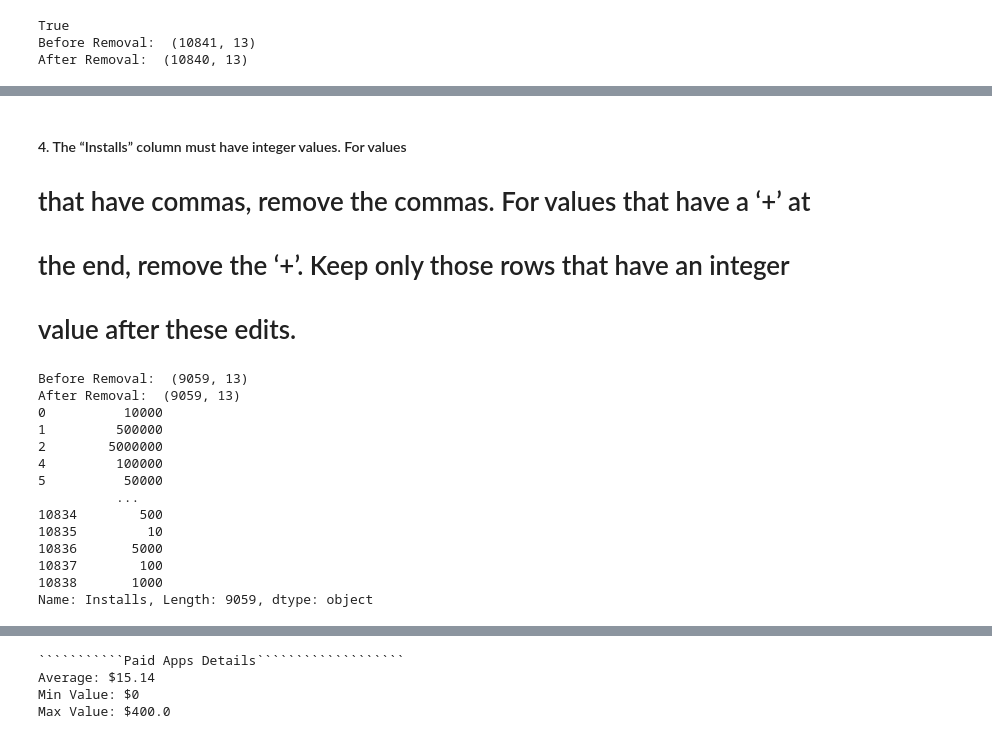
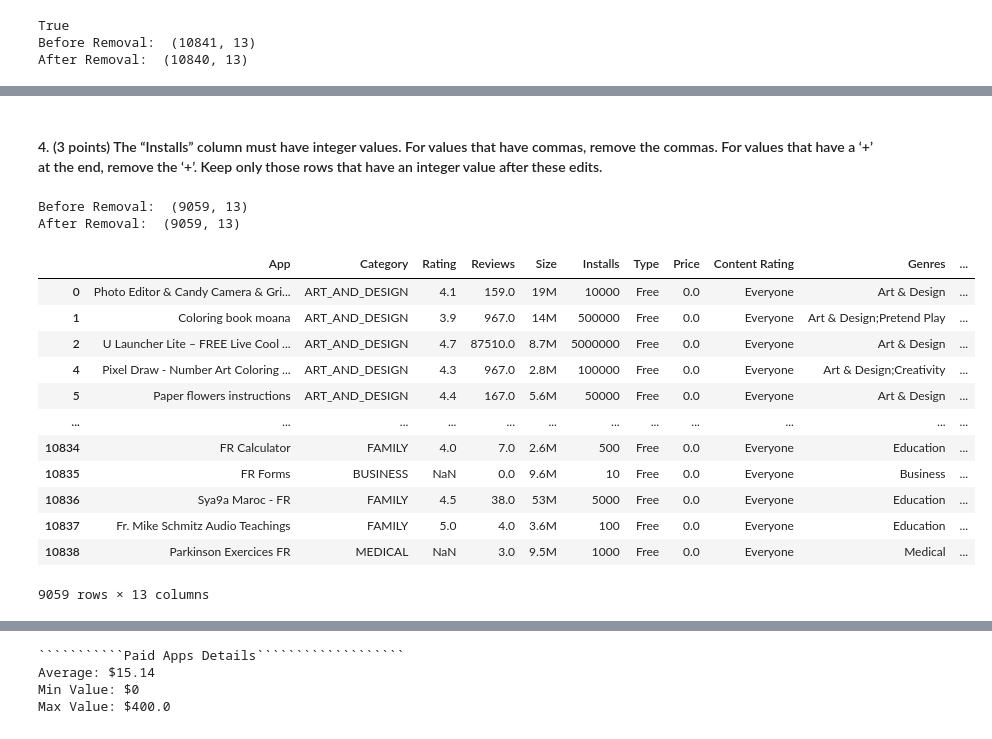
Before and after one commit to Kirill-Vine/210p3, a Jupyter notebook: part3/google_apps.ipynb, the cells around one changed output, grey strips where cells are left out. Saved outputs shown, nothing was run; the diff lists cells and outputs as text; code cells hidden in the pictures.

```diff
--- a/part3/google_apps.ipynb
+++ b/part3/google_apps.ipynb
@@ -105,46 +98,45 @@ Name: Android Ver, Length: 9059, dtype: object
 # %% [markdown]
-#### 4. The “Installs” column must have integer values. For values
-# that have commas, remove the commas. For values that have a ‘+’ at
-# the end, remove the ‘+’. Keep only those rows that have an integer
-# value after these edits.
+#### 4. (3 points) The “Installs” column must have integer values. For values that have commas, remove the commas. For values that have a ‘+’ at the end, remove the ‘+’. Keep only those rows that have an integer value after these edits.
 # %%
 counter = 0
 new_substring = ""
 index_list = []
 
 #Printing data frame tuple before the removal
 print("Before Removal: ",my_data_frame.shape)
 
 for i in my_data_frame['Installs']:
     new_substring = str(i).replace(",","")
     if new_substring[len(new_substring)-1] == '+':
         new_substring = new_substring.replace("+","")
 
     if new_substring == "NaN":
         index_list.append(counter)
     my_data_frame.iloc[[counter],[5]] = new_substring
     new_substring = ""
     counter += 1
 
 
 my_data_frame = my_data_frame.drop(my_data_frame.index[index_list])
 
 #Printing data frame after the removal
 print("After Removal: ",my_data_frame.shape)
-print(my_data_frame['Installs'])
+#print(my_data_frame['Installs'])
+my_data_frame
 # %% [output]
 Before Removal:  (9059, 13)
 After Removal:  (9059, 13)
-0          10000
-1         500000
-2        5000000
-4         100000
-5          50000
-          ...
-10834        500
-10835         10
-10836       5000
-10837        100
-10838       1000
-Name: Installs, Length: 9059, dtype: object
+|  | App | Category | Rating | Reviews | Size | Installs | Type | Price | Content Rating | Genres | ... |
+| 0 | Photo Editor & Candy Camera & Gri... | ART_AND_DESIGN | 4.1 | 159.0 | 19M | 10000 | Free | 0.0 | Everyone | Art & Design | ... |
+| 1 | Coloring book moana | ART_AND_DESIGN | 3.9 | 967.0 | 14M | 500000 | Free | 0.0 | Everyone | Art & Design;Pretend Play | ... |
+| 2 | U Launcher Lite – FREE Live Cool ... | ART_AND_DESIGN | 4.7 | 87510.0 | 8.7M | 5000000 | Free | 0.0 | Everyone | Art & Design | ... |
+| 4 | Pixel Draw - Number Art Coloring ... | ART_AND_DESIGN | 4.3 | 967.0 | 2.8M | 100000 | Free | 0.0 | Everyone | Art & Design;Creativity | ... |
+| 5 | Paper flowers instructions | ART_AND_DESIGN | 4.4 | 167.0 | 5.6M | 50000 | Free | 0.0 | Everyone | Art & Design | ... |
+| ... | ... | ... | ... | ... | ... | ... | ... | ... | ... | ... | ... |
+| 10834 | FR Calculator | FAMILY | 4.0 | 7.0 | 2.6M | 500 | Free | 0.0 | Everyone | Education | ... |
+| 10835 | FR Forms | BUSINESS | NaN | 0.0 | 9.6M | 10 | Free | 0.0 | Everyone | Business | ... |
+| 10836 | Sya9a Maroc - FR | FAMILY | 4.5 | 38.0 | 53M | 5000 | Free | 0.0 | Everyone | Education | ... |
+| 10837 | Fr. Mike Schmitz Audio Teachings | FAMILY | 5.0 | 4.0 | 3.6M | 100 | Free | 0.0 | Everyone | Education | ... |
+| 10838 | Parkinson Exercices FR | MEDICAL | NaN | 3.0 | 9.5M | 1000 | Free | 0.0 | Everyone | Medical | ... |
+9059 rows × 13 columns
 # %% [markdown]
```
Also changed, not shown: parts of 29 cells of this notebook.
